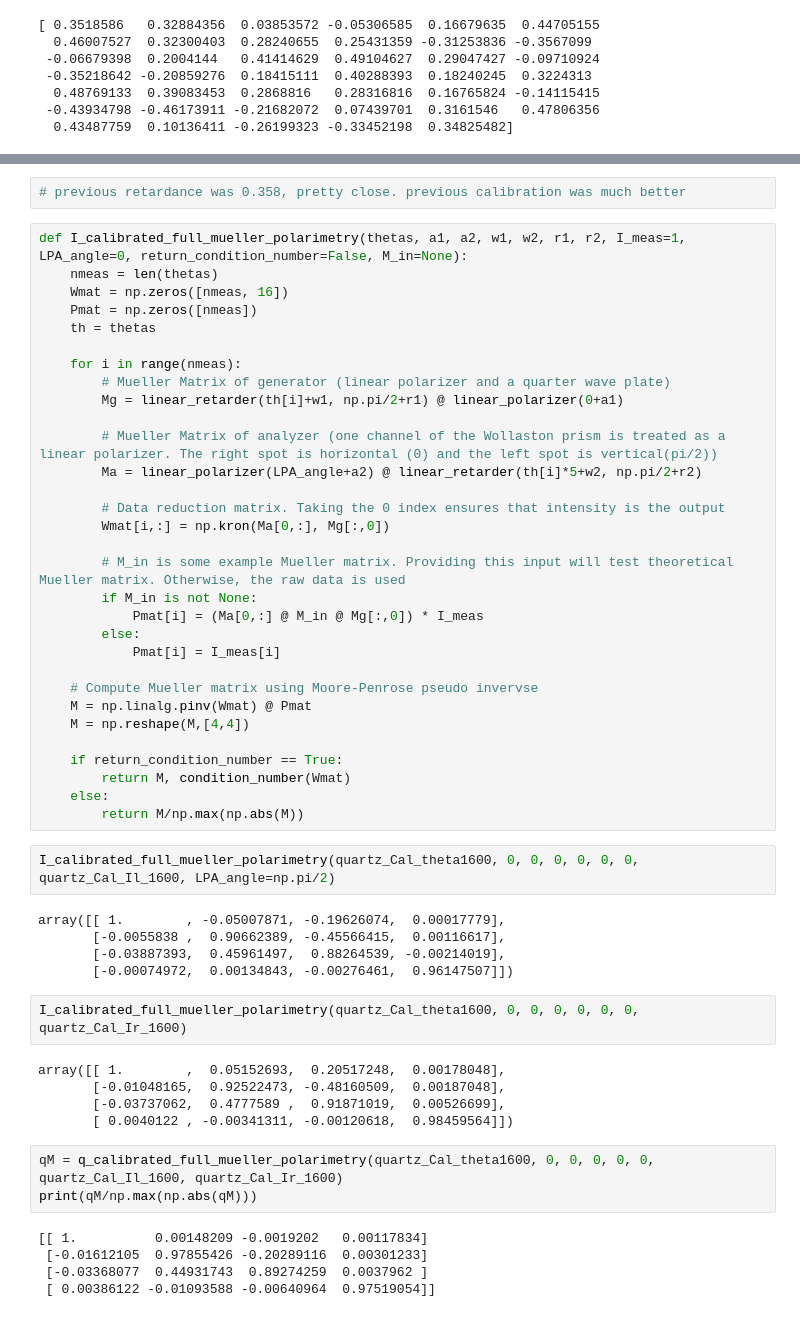
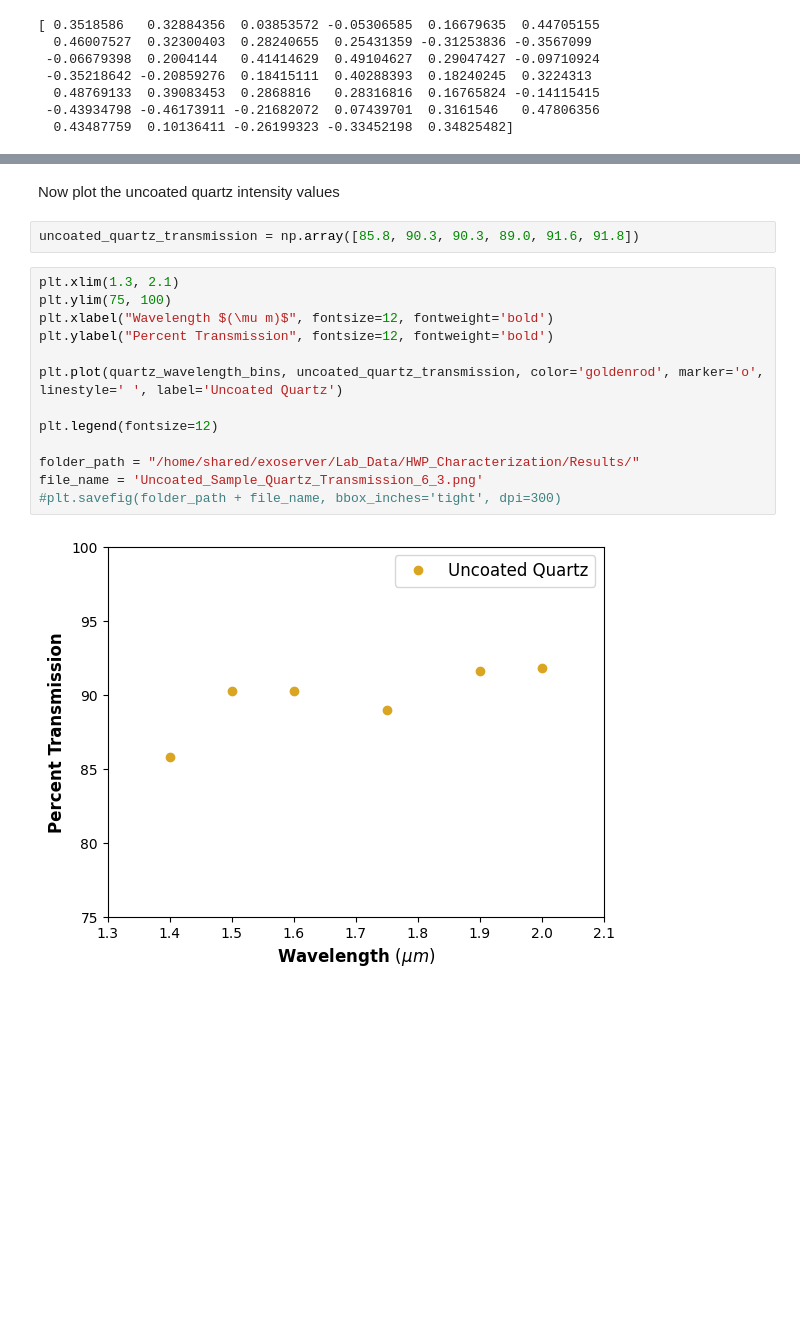
Before and after one commit to wcmelby/wcmelby-HWP_Characterizations, a Jupyter notebook: SuperK_Select_Data/L_SuperK_Analysis.ipynb, the cells around one changed output, grey strips where cells are left out. Saved outputs shown, nothing was run; the diff lists cells and outputs as text; blank space fills up the shorter version.

```diff
--- a/SuperK_Select_Data/L_SuperK_Analysis.ipynb
+++ b/SuperK_Select_Data/L_SuperK_Analysis.ipynb
@@ -1076,55 +1136,19 @@ print(quartz_data1600[4], "This is the retardance error in the sample waveplate"
-# %%
-# previous retardance was 0.358, pretty close. previous calibration was much better
-# %%
-def I_calibrated_full_mueller_polarimetry(thetas, a1, a2, w1, w2, r1, r2, I_meas=1, LPA_angle=0, return_condition_number=False, M_in=None):
-    nmeas = len(thetas)
-    Wmat = np.zeros([nmeas, 16])
-    Pmat = np.zeros([nmeas])
-    th = thetas
-
-    for i in range(nmeas):
-        # Mueller Matrix of generator (linear polarizer and a quarter wave plate)
-        Mg = linear_retarder(th[i]+w1, np.pi/2+r1) @ linear_polarizer(0+a1)
-
-        # Mueller Matrix of analyzer (one channel of the Wollaston prism is treated as a linear polarizer. The right spot is horizontal (0) and the left spot is vertical(pi/2))
-        Ma = linear_polarizer(LPA_angle+a2) @ linear_retarder(th[i]*5+w2, np.pi/2+r2)
-
-        # Data reduction matrix. Taking the 0 index ensures that intensity is the output
-        Wmat[i,:] = np.kron(Ma[0,:], Mg[:,0])
-
-        # M_in is some example Mueller matrix. Providing this input will test theoretical Mueller matrix. Otherwise, the raw data is used
-        if M_in is not None:
-            Pmat[i] = (Ma[0,:] @ M_in @ Mg[:,0]) * I_meas
-        else:
-            Pmat[i] = I_meas[i]
-
-    # Compute Mueller matrix using Moore-Penrose pseudo invervse
-    M = np.linalg.pinv(Wmat) @ Pmat
-    M = np.reshape(M,[4,4])
-
-    if return_condition_number == True:
-        return M, condition_number(Wmat)
-    else:
-        return M/np.max(np.abs(M))
-# %%
-I_calibrated_full_mueller_polarimetry(quartz_Cal_theta1600, 0, 0, 0, 0, 0, 0, quartz_Cal_Il_1600, LPA_angle=np.pi/2)
-# %% [output]
-array([[ 1.        , -0.05007871, -0.19626074,  0.00017779],
-       [-0.0055838 ,  0.90662389, -0.45566415,  0.00116617],
-       [-0.03887393,  0.45961497,  0.88264539, -0.00214019],
-       [-0.00074972,  0.00134843, -0.00276461,  0.96147507]])
-# %%
-I_calibrated_full_mueller_polarimetry(quartz_Cal_theta1600, 0, 0, 0, 0, 0, 0, quartz_Cal_Ir_1600)
-# %% [output]
-array([[ 1.        ,  0.05152693,  0.20517248,  0.00178048],
-       [-0.01048165,  0.92522473, -0.48160509,  0.00187048],
-       [-0.03737062,  0.4777589 ,  0.91871019,  0.00526699],
-       [ 0.0040122 , -0.00341311, -0.00120618,  0.98459564]])
-# %%
-qM = q_calibrated_full_mueller_polarimetry(quartz_Cal_theta1600, 0, 0, 0, 0, 0, quartz_Cal_Il_1600, quartz_Cal_Ir_1600)
-print(qM/np.max(np.abs(qM)))
-# %% [output]
-[[ 1.          0.00148209 -0.0019202   0.00117834]
- [-0.01612105  0.97855426 -0.20289116  0.00301233]
- [-0.03368077  0.44931743  0.89274259  0.0037962 ]
- [ 0.00386122 -0.01093588 -0.00640964  0.97519054]]
+# %% [markdown]
+Now plot the uncoated quartz intensity values
+# %%
+uncoated_quartz_transmission = np.array([85.8, 90.3, 90.3, 89.0, 91.6, 91.8])
+# %%
+plt.xlim(1.3, 2.1)
+plt.ylim(75, 100)
+plt.xlabel("Wavelength $(\mu m)$", fontsize=12, fontweight='bold')
+plt.ylabel("Percent Transmission", fontsize=12, fontweight='bold')
+
+plt.plot(quartz_wavelength_bins, uncoated_quartz_transmission, color='goldenrod', marker='o', linestyle=' ', label='Uncoated Quartz')
+
+plt.legend(fontsize=12)
+
+folder_path = "/home/shared/exoserver/Lab_Data/HWP_Characterization/Results/"
+file_name = 'Uncoated_Sample_Quartz_Transmission_6_3.png'
+#plt.savefig(folder_path + file_name, bbox_inches='tight', dpi=300)
+# %% [output]
+[figure, added]
```
Also changed, not shown: parts of 42 cells of this notebook, 2 other files.
